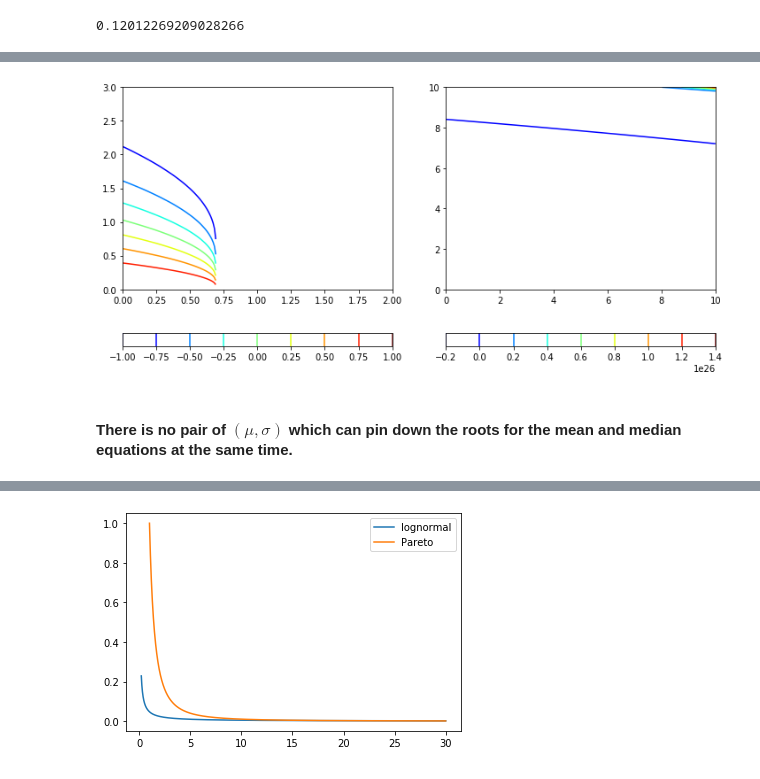
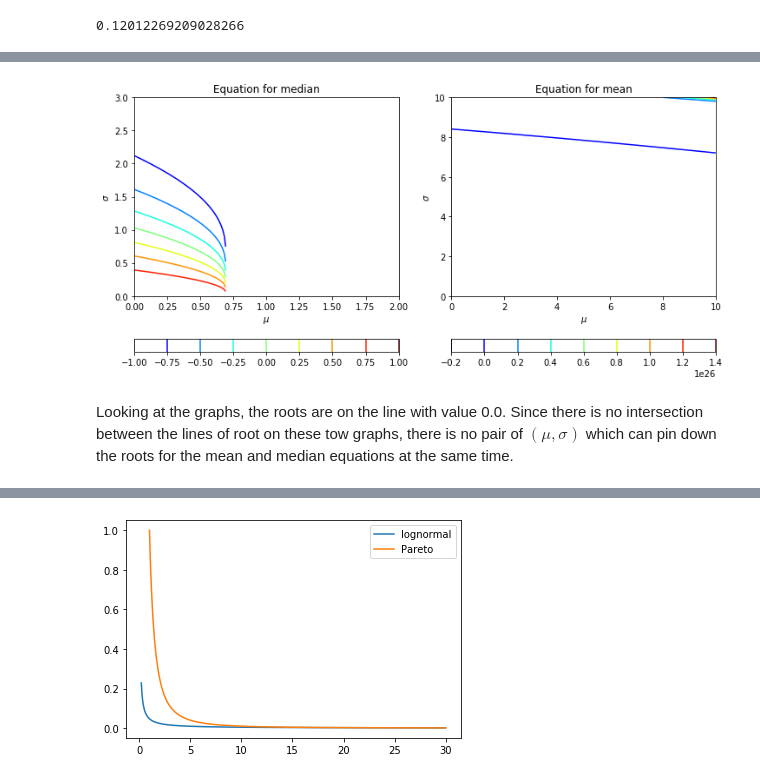
Before and after one commit to chien-y/simulation-in-Gabaix, a Jupyter notebook: Match distributions.ipynb, the cells around one changed output, grey strips where cells are left out. Saved outputs shown, nothing was run; the diff lists cells and outputs as text; code cells hidden in the pictures.

```diff
--- a/Match distributions.ipynb
+++ b/Match distributions.ipynb
@@ -66,36 +88,44 @@ $$ F_X^{-1}[2 F_X(2^{1/\zeta}) - 1] = \bar{x}$$
 # %%
 # Solve the equation numerically
 eps = np.finfo(float).eps
 ζ = 1 + eps
 
 # def obj_median(μ, σ):
 #     return - erfc((np.log(2)/ζ - μ)/(np.sqrt(2)*σ))  + erfc(-μ / (np.sqrt(2)*σ)) -1
+# def obj_mean(μ, σ):
+#     return 2 * np.exp(μ + σ**2 / 2) / erfc(-μ / (np.sqrt(2)*σ)) - ζ / (ζ - 1)
+
 def obj_median(μ, σ):
+    'median equation, x-bar=1, return LHS - RHS'
     tmp = 2 * lognorm.cdf(2**(1/ζ) ,s=σ,scale=np.exp(μ)) - 1
     return lognorm.ppf(tmp ,s=σ,scale=np.exp(μ)) - 1
 
-# def obj_mean(μ, σ):
-#     return 2 * np.exp(μ + σ**2 / 2) / erfc(-μ / (np.sqrt(2)*σ)) - ζ / (ζ - 1)
-
+#
 def obj_mean(μ, σ):
+    'mean equation, return LHS - RHS '
     return np.exp(μ + 0.5 * σ**2) / (1 - lognorm.cdf(1,s=σ,scale=np.exp(μ))) - ζ / (ζ - 1)
 
 x = np.linspace(eps, 10, 1000)
 y = np.linspace(eps, 10, 1000)
 xx, yy = np.meshgrid(x, y)
 
 fig, (ax1, ax2) = plt.subplots(1, 2, figsize=(12,6))
 z1 = obj_median(xx, yy)
 z2 = obj_mean(xx, yy)
 contour1 = ax1.contour(xx, yy, z1, cmap = 'jet')
 contour2 = ax2.contour(xx, yy, z2, cmap = 'jet')
 cbar1 = fig.colorbar(contour1, orientation="horizontal", ax=ax1)
 cbar1 = fig.colorbar(contour2, orientation="horizontal", ax=ax2)
-
+ax2.set_title('Equation for mean')
+ax1.set_title('Equation for median')
+ax1.set_xlabel('$\mu$')
+ax1.set_ylabel('$\sigma$')
+ax2.set_xlabel('$\mu$')
+ax2.set_ylabel('$\sigma$')
 ax1.set_xlim(0, 2)
 ax1.set_ylim(0, 3)
 plt.show()
 # %% [output]
-[figure, old version]
+[figure, new version]
 # %% [markdown]
-#### There is no pair of $(\mu, \sigma)$ which can pin down the roots for the mean and median equations at the same time.
+Looking at the graphs, the roots are on the line with value 0.0. Since there is no intersection between the lines of root on these tow graphs, there is no pair of $(\mu, \sigma)$ which can pin down the roots for the mean and median equations at the same time.
```
Also changed, not shown: parts of 5 cells of this notebook.
